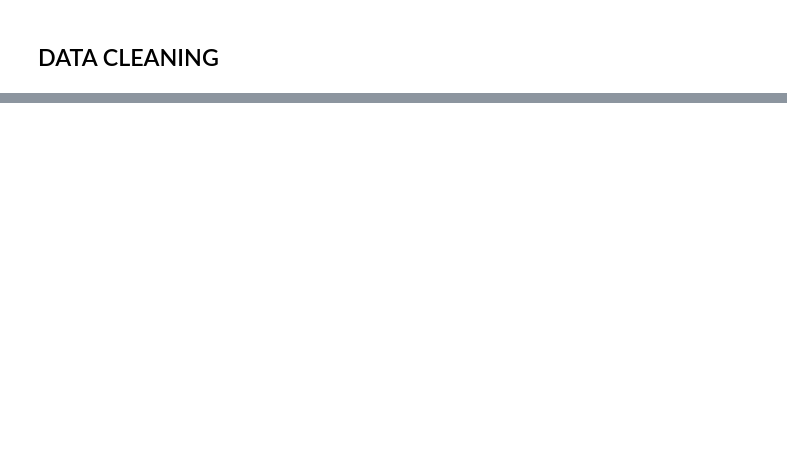
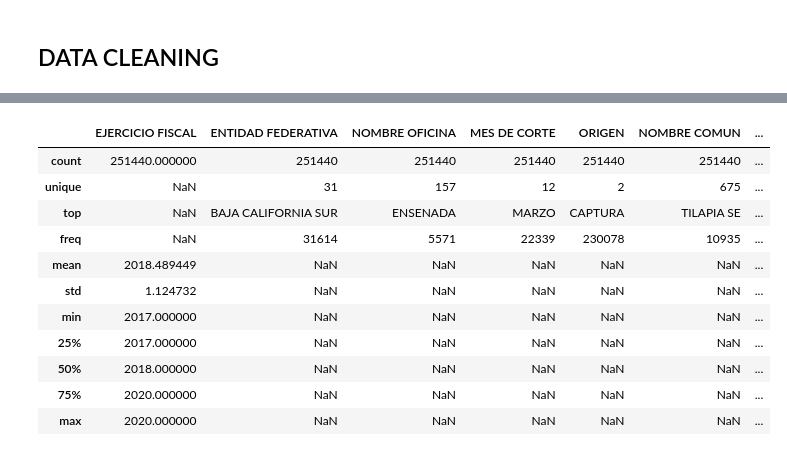
Before and after one commit to mr-nahash/ML-prediction-of-sinaloa-s-fishing-production, a Jupyter notebook: data_cleaning.ipynb, the cells around one changed output, grey strips where cells are left out. Cells and saved outputs as stored; diff of their text form; code cells hidden in the pictures; blank space fills up the shorter version.

```diff
--- a/data_cleaning.ipynb
+++ b/data_cleaning.ipynb
@@ -59,0 +63,15 @@ there is a few things we can change or delete; for example the years are registe
+# %%
+df.describe(include='all')
+# %% [output]
+|  | EJERCICIO FISCAL | ENTIDAD FEDERATIVA | NOMBRE OFICINA | MES DE CORTE | ORIGEN | NOMBRE COMUN | ... |
+| count | 251440.000000 | 251440 | 251440 | 251440 | 251440 | 251440 | ... |
+| unique | NaN | 31 | 157 | 12 | 2 | 675 | ... |
+| top | NaN | BAJA CALIFORNIA SUR | ENSENADA | MARZO | CAPTURA | TILAPIA SE | ... |
+| freq | NaN | 31614 | 5571 | 22339 | 230078 | 10935 | ... |
+| mean | 2018.489449 | NaN | NaN | NaN | NaN | NaN | ... |
+| std | 1.124732 | NaN | NaN | NaN | NaN | NaN | ... |
+| min | 2017.000000 | NaN | NaN | NaN | NaN | NaN | ... |
+| 25% | 2017.000000 | NaN | NaN | NaN | NaN | NaN | ... |
+| 50% | 2018.000000 | NaN | NaN | NaN | NaN | NaN | ... |
+| 75% | 2020.000000 | NaN | NaN | NaN | NaN | NaN | ... |
+| max | 2020.000000 | NaN | NaN | NaN | NaN | NaN | ... |
```
Also changed, not shown: parts of 39 cells of this notebook, 3 other files.
